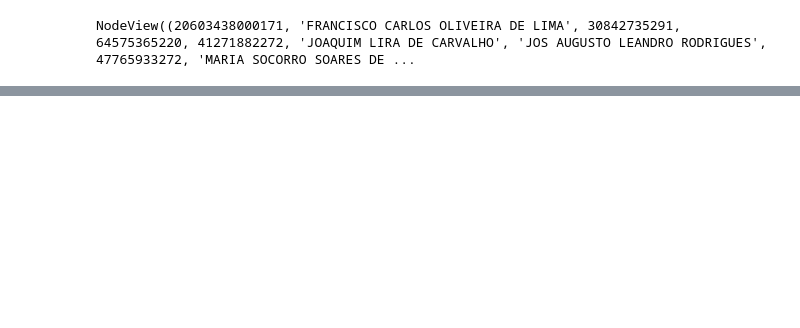
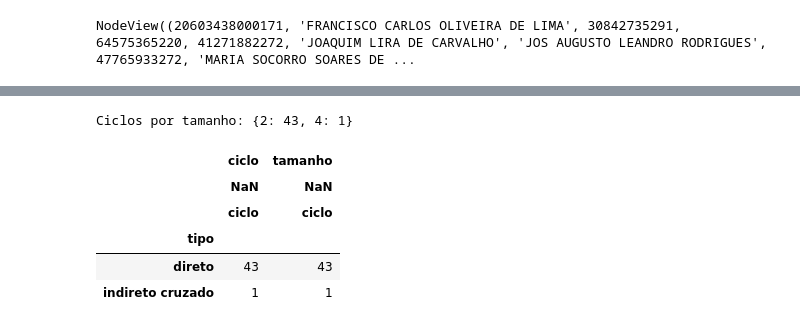
Before and after one commit to ghmc91/Analise_Gastos_Parlamentares, a Jupyter notebook: Scripts/Analise_Gastos_parlamentares.ipynb, the cells around one changed output, grey strips where cells are left out. Saved outputs shown, nothing was run; the diff lists cells and outputs as text; code cells hidden in the pictures; blank space fills up the shorter version.

```diff
--- a/Scripts/Analise_Gastos_parlamentares.ipynb
+++ b/Scripts/Analise_Gastos_parlamentares.ipynb
@@ -145,0 +159,10 @@ NodeView((20603438000171, 'FRANCISCO CARLOS OLIVEIRA DE LIMA', 30842735291, 6457
+# %%
+# contando quantidade de ciclos por tamanho
+list(tam_ciclos.values())
+tam_ciclos_group = {}
+for i in set(list(tam_ciclos.values())):
+    tam_ciclos_group[i] = list(tam_ciclos.values()).count(i)
+
+print("Ciclos por tamanho: " + str(tam_ciclos_group))
+# %% [output]
+Ciclos por tamanho: {2: 43, 4: 1}
@@ -145,0 +186,9 @@ NodeView((20603438000171, 'FRANCISCO CARLOS OLIVEIRA DE LIMA', 30842735291, 6457
+# %%
+df_ciclos_resumo_agregado
+# %% [output]
+|  | ciclo | tamanho |
+|  | NaN | NaN |
+|  | ciclo | ciclo |
+| tipo |  |  |
+| direto | 43 | 43 |
+| indireto cruzado | 1 | 1 |
```
Also changed, not shown: parts of 20 cells of this notebook, 2 other files.
